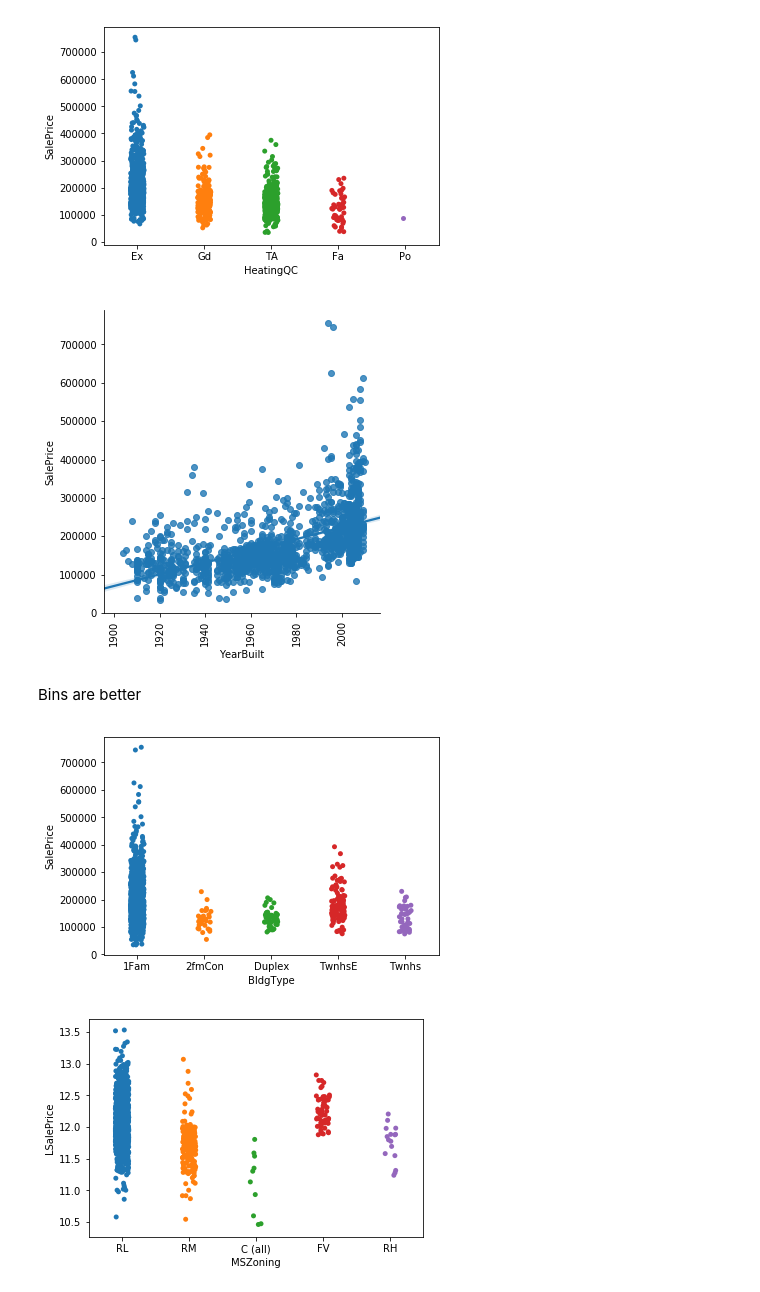
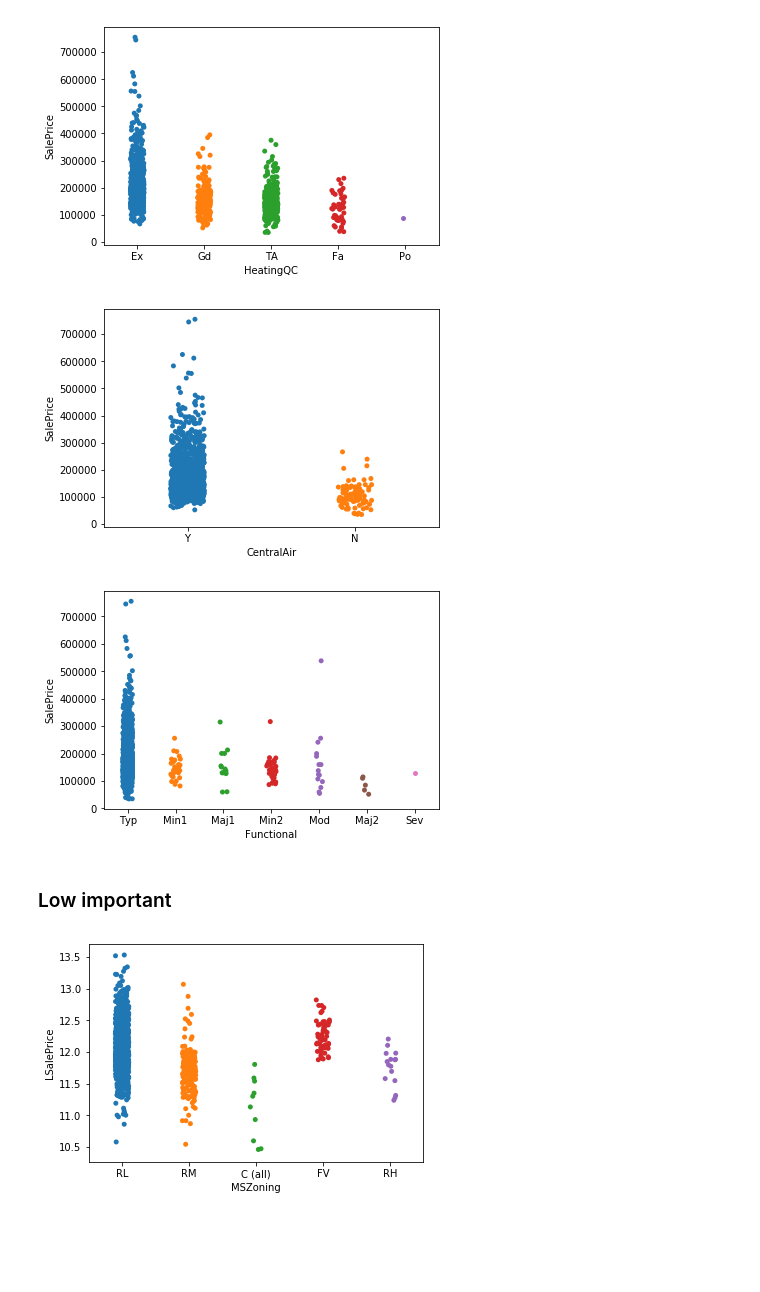
Before and after one commit to StevenDalderop/Ames-Housing-Dataset, a Jupyter notebook: Ames Housing Dataset.ipynb, the cells around one changed output. Saved outputs shown, nothing was run; the diff lists cells and outputs as text; code cells hidden in the pictures; blank space fills up the shorter version.

```diff
--- a/Ames Housing Dataset.ipynb
+++ b/Ames Housing Dataset.ipynb
@@ -175,17 +137,15 @@ g=sns.stripplot(x="HeatingQC",y="SalePrice",jitter=True,data=train)
 # %% [output]
 [figure]
 # %%
-g=sns.lmplot(x="YearBuilt",y="SalePrice",data=df[df["YearBuilt"]>1900])
-plt.xticks(rotation=90)
-plt.show()
+g=sns.stripplot(x="CentralAir",y="SalePrice",jitter=True,data=df)
 # %% [output]
-[figure, old version]
+[figure, new version]
-# %% [markdown]
-Bins are better
 # %%
-g=sns.stripplot(x="BldgType",y="SalePrice",jitter=True,data=train)
+g=sns.stripplot(x="Functional",y="SalePrice",jitter=True,data=train)
 # %% [output]
-[figure, old version]
+[figure, new version]
+# %% [markdown]
+### Low important
 # %%
 g=sns.stripplot(x="MSZoning",y="LSalePrice",jitter=True,data=df)
 # %% [output]
```
Also changed, not shown: parts of 18 cells of this notebook.
